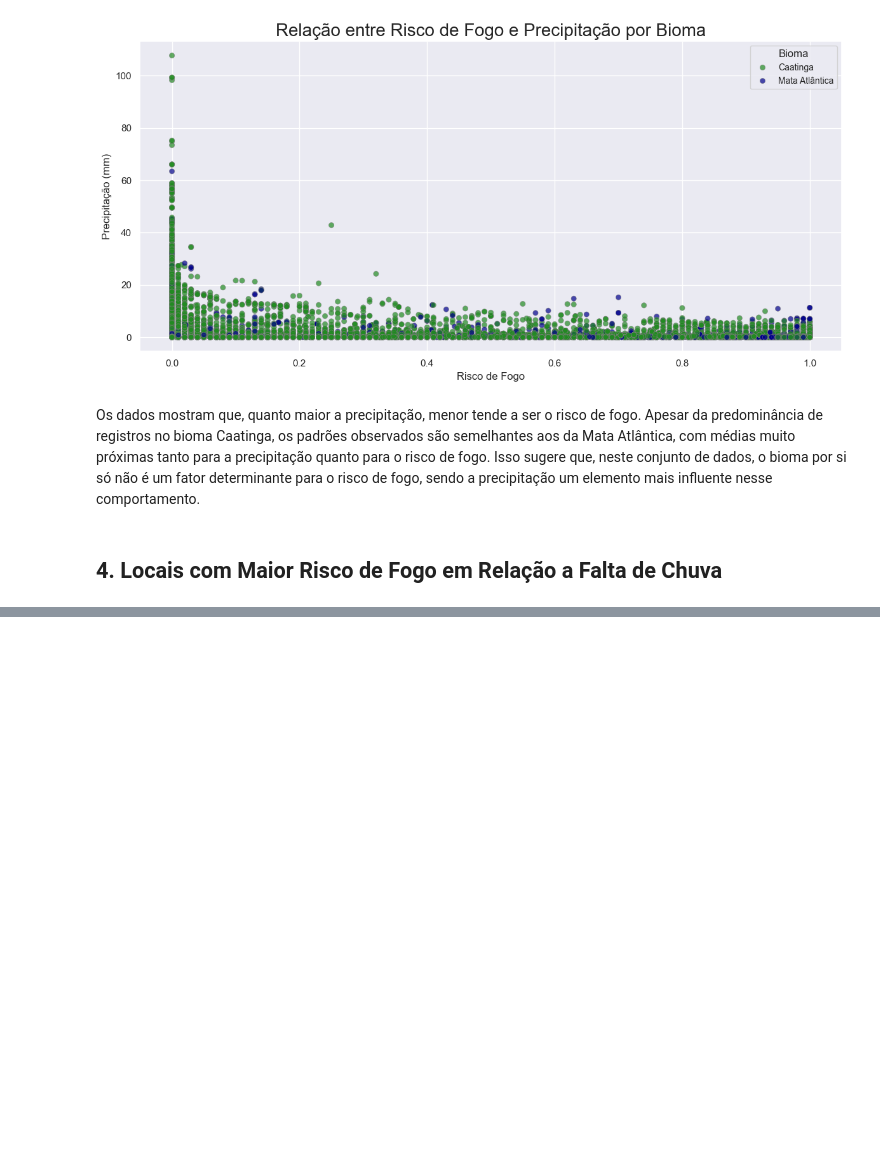
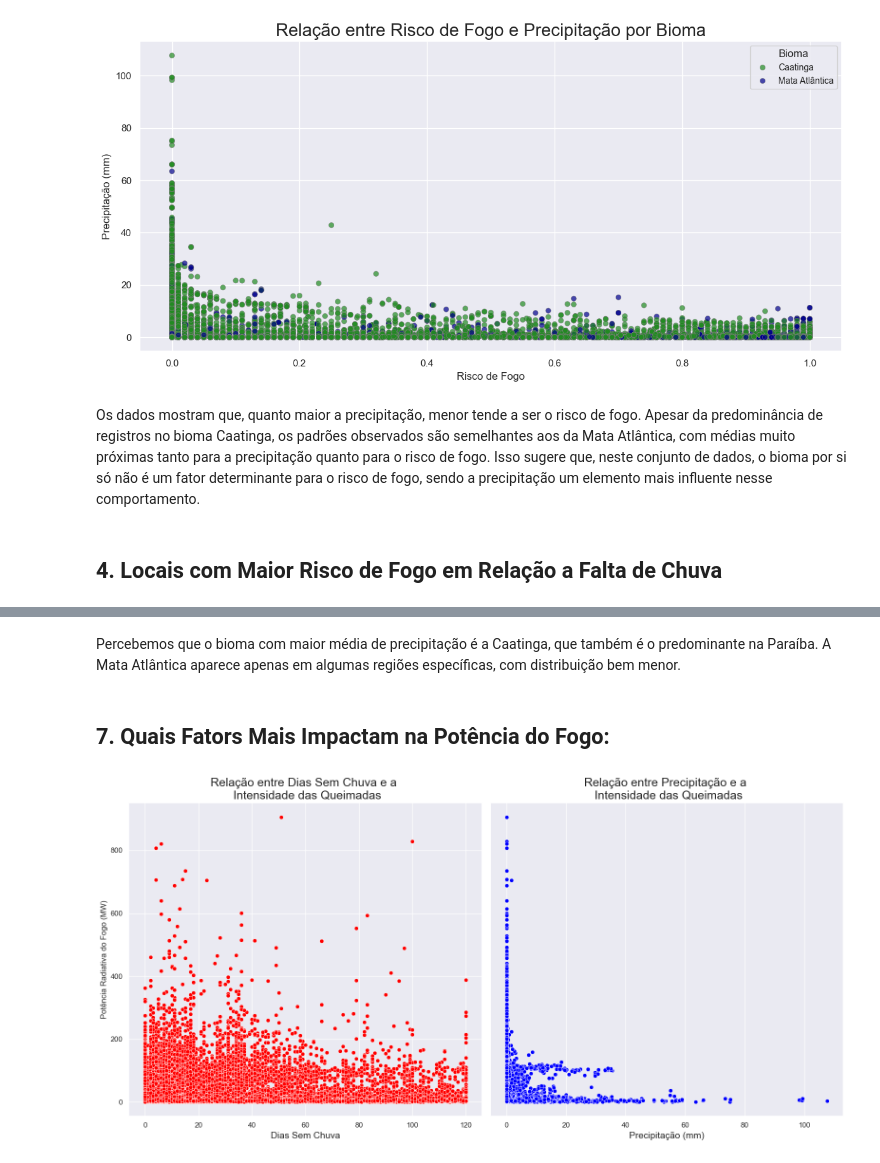
Before and after one commit to JoaoHeslin/Queimadas-Paraiba, a Jupyter notebook: Analises/relatorio.ipynb, the cells around one changed output, grey strips where cells are left out. Cells and saved outputs as stored; diff of their text form; code cells hidden in the pictures; blank space fills up the shorter version.

```diff
--- a/Analises/relatorio.ipynb
+++ b/Analises/relatorio.ipynb
@@ -159,0 +201,22 @@ plt.show()
+# %% [markdown]
+Percebemos que o bioma com maior média de precipitação é a Caatinga, que também é o predominante na Paraíba. A Mata Atlântica aparece apenas em algumas regiões específicas, com distribuição bem menor.
+# %% [markdown]
+## 7. Quais Fators Mais Impactam na Potência do Fogo:
+# %%
+sns.set_theme(style="darkgrid")
+fig,ax = plt.subplots(1,2,figsize=(16, 8))
+
+sns.scatterplot(df, x="dias_sem_chuva", y="potencia_radiativa_fogo",  color="red", ax=ax[0])
+ax[0].set_title("Relação entre Dias Sem Chuva e a \n Intensidade das Queimadas", fontsize=18)
+ax[0].set_xlabel("Dias Sem Chuva", fontsize=14)
+ax[0].set_ylabel("Potência Radiativa do Fogo (MW)", fontsize=12)
+
+sns.scatterplot(df, x="precipitacao", y="potencia_radiativa_fogo",  color="blue", ax=ax[1])
+ax[1].set_title("Relação entre Precipitação e a \n Intensidade das Queimadas", fontsize=18)
+ax[1].set_xlabel("Precipitação (mm)", fontsize=14)
+ax[1].set_ylabel("")
+ax[1].set_yticks([])
+plt.tight_layout()
+plt.show()
+# %% [output]
+[figure, added]
```
Also changed, not shown: parts of 15 cells of this notebook.
